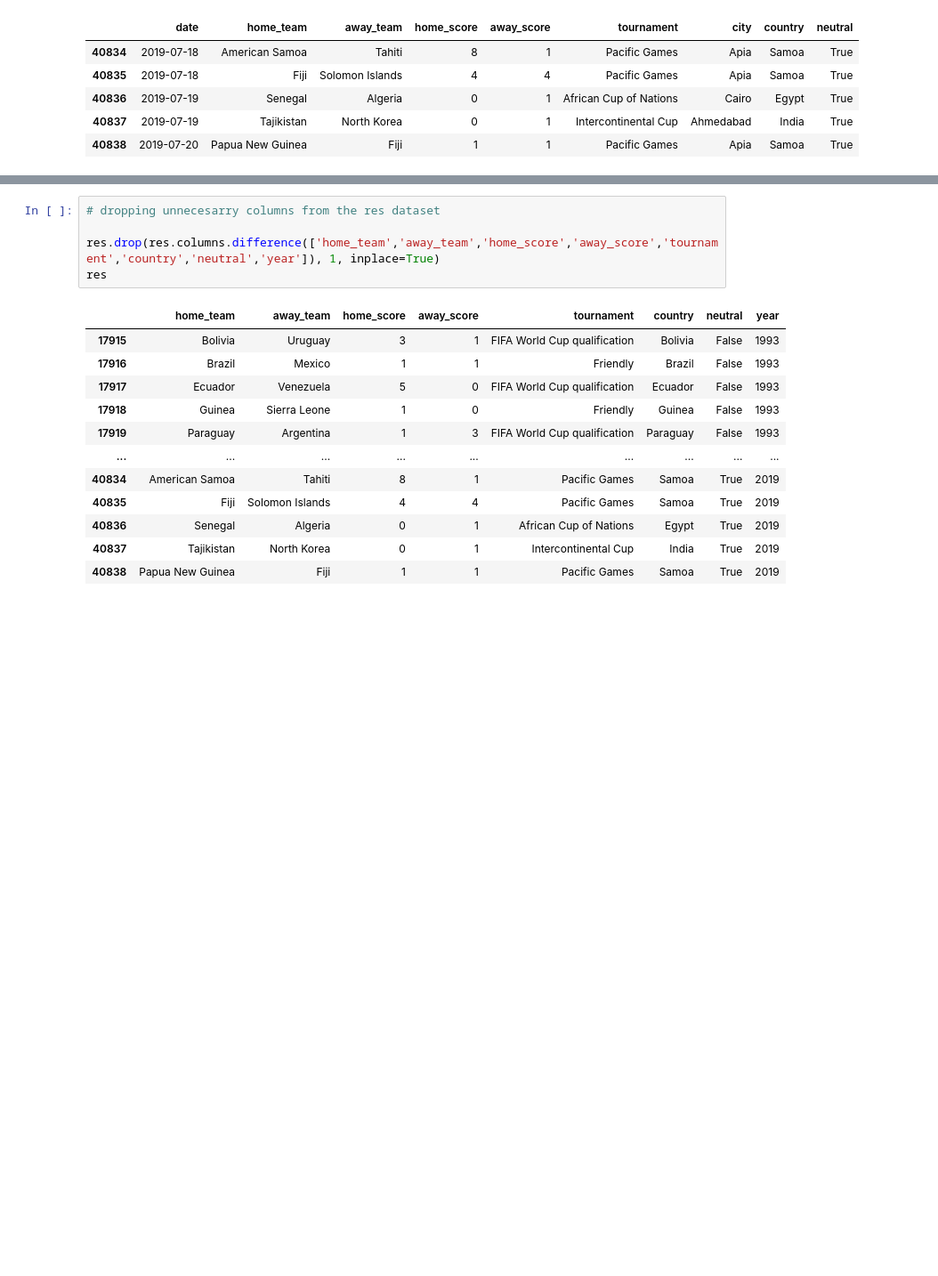
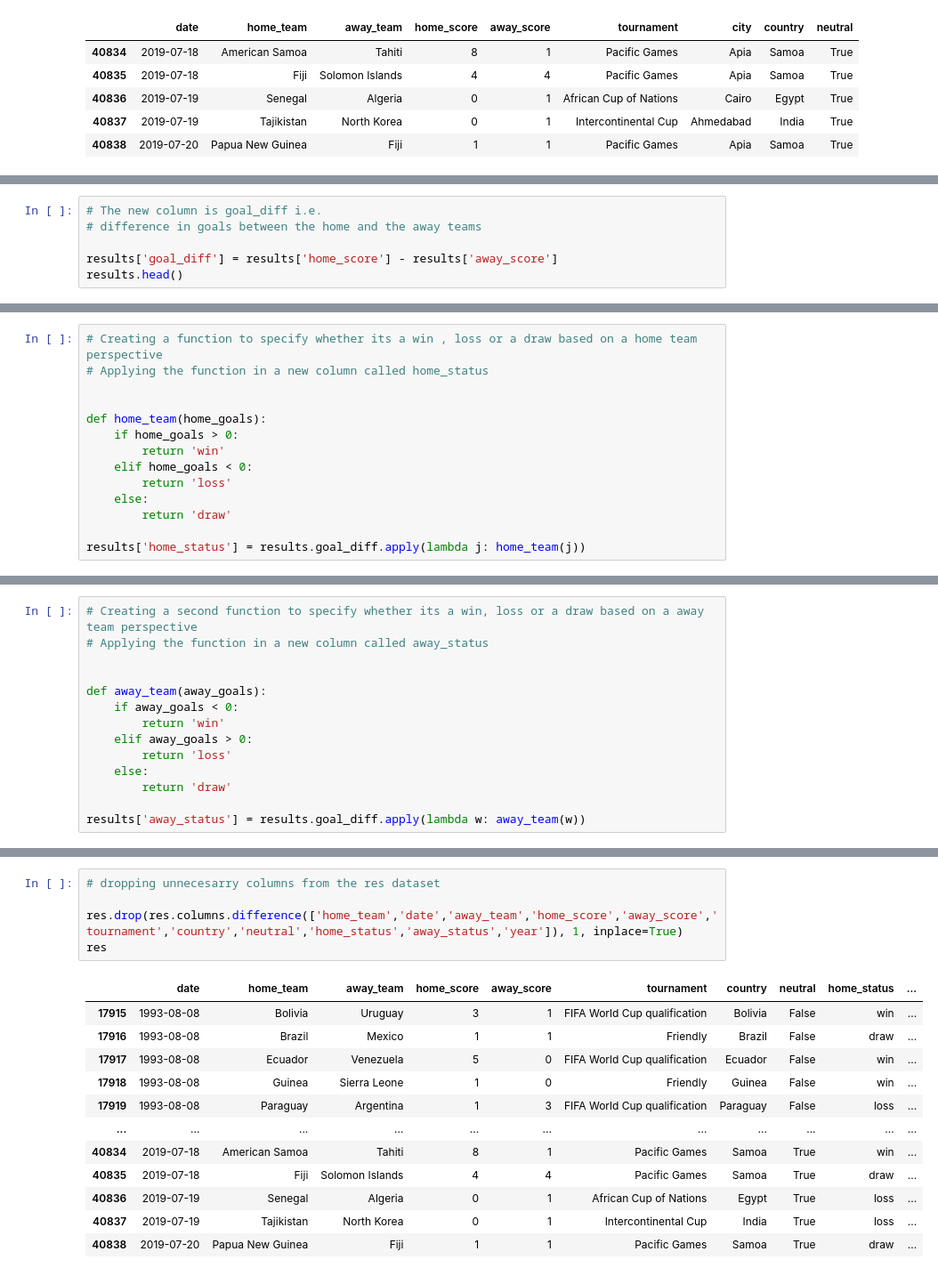
Before and after one commit to MelKanyi/Week-6-IP, a Jupyter notebook: Moringa_Data_Science_Core_W6_Independent_Project_2020_Melissa_Kanyi_Python_notebook.ipynb, the cells around one changed output, grey strips where cells are left out. Shown at 89% size. Saved outputs shown, nothing was run; the diff lists cells and outputs as text; blank space fills up the shorter version.

```diff
--- a/Moringa_Data_Science_Core_W6_Independent_Project_2020_Melissa_Kanyi_Python_notebook.ipynb
+++ b/Moringa_Data_Science_Core_W6_Independent_Project_2020_Melissa_Kanyi_Python_notebook.ipynb
@@ -219,0 +308,6 @@ memory usage: 2.5+ MB
+# %%
+# The new column is goal_diff i.e.
+# difference in goals between the home and the away teams
+
+results['goal_diff'] = results['home_score'] - results['away_score']
+results.head()
@@ -219,0 +321,14 @@ memory usage: 2.5+ MB
+# %%
+# Creating a function to specify whether its a win , loss or a draw based on a home team perspective
+# Applying the function in a new column called home_status
+
+
+def home_team(home_goals):
+    if home_goals > 0:
+        return 'win'
+    elif home_goals < 0:
+        return 'loss'
+    else:
+        return 'draw'
+
+results['home_status'] = results.goal_diff.apply(lambda j: home_team(j))
@@ -219,0 +346,14 @@ memory usage: 2.5+ MB
+# %%
+# Creating a second function to specify whether its a win, loss or a draw based on a away team perspective
+# Applying the function in a new column called away_status
+
+
+def away_team(away_goals):
+    if away_goals < 0:
+        return 'win'
+    elif away_goals > 0:
+        return 'loss'
+    else:
+        return 'draw'
+
+results['away_status'] = results.goal_diff.apply(lambda w: away_team(w))
@@ -285,18 +434,18 @@ res.head(1)
 # %%
 # dropping unnecesarry columns from the res dataset
 
-res.drop(res.columns.difference(['home_team','away_team','home_score','away_score','tournament','country','neutral','year']), 1, inplace=True)
+res.drop(res.columns.difference(['home_team','date','away_team','home_score','away_score','tournament','country','neutral','home_status','away_status','year']), 1, inplace=True)
 res
 # %% [output]
-|  | home_team | away_team | home_score | away_score | tournament | country | neutral | year |
-| 17915 | Bolivia | Uruguay | 3 | 1 | FIFA World Cup qualification | Bolivia | False | 1993 |
-| 17916 | Brazil | Mexico | 1 | 1 | Friendly | Brazil | False | 1993 |
-| 17917 | Ecuador | Venezuela | 5 | 0 | FIFA World Cup qualification | Ecuador | False | 1993 |
-| 17918 | Guinea | Sierra Leone | 1 | 0 | Friendly | Guinea | False | 1993 |
-| 17919 | Paraguay | Argentina | 1 | 3 | FIFA World Cup qualification | Paraguay | False | 1993 |
-| ... | ... | ... | ... | ... | ... | ... | ... | ... |
-| 40834 | American Samoa | Tahiti | 8 | 1 | Pacific Games | Samoa | True | 2019 |
-| 40835 | Fiji | Solomon Islands | 4 | 4 | Pacific Games | Samoa | True | 2019 |
-| 40836 | Senegal | Algeria | 0 | 1 | African Cup of Nations | Egypt | True | 2019 |
-| 40837 | Tajikistan | North Korea | 0 | 1 | Intercontinental Cup | India | True | 2019 |
-| 40838 | Papua New Guinea | Fiji | 1 | 1 | Pacific Games | Samoa | True | 2019 |
+|  | date | home_team | away_team | home_score | away_score | tournament | country | neutral | home_status | ... |
+| 17915 | 1993-08-08 | Bolivia | Uruguay | 3 | 1 | FIFA World Cup qualification | Bolivia | False | win | ... |
+| 17916 | 1993-08-08 | Brazil | Mexico | 1 | 1 | Friendly | Brazil | False | draw | ... |
+| 17917 | 1993-08-08 | Ecuador | Venezuela | 5 | 0 | FIFA World Cup qualification | Ecuador | False | win | ... |
+| 17918 | 1993-08-08 | Guinea | Sierra Leone | 1 | 0 | Friendly | Guinea | False | win | ... |
+| 17919 | 1993-08-08 | Paraguay | Argentina | 1 | 3 | FIFA World Cup qualification | Paraguay | False | loss | ... |
+| ... | ... | ... | ... | ... | ... | ... | ... | ... | ... | ... |
+| 40834 | 2019-07-18 | American Samoa | Tahiti | 8 | 1 | Pacific Games | Samoa | True | win | ... |
+| 40835 | 2019-07-18 | Fiji | Solomon Islands | 4 | 4 | Pacific Games | Samoa | True | draw | ... |
+| 40836 | 2019-07-19 | Senegal | Algeria | 0 | 1 | African Cup of Nations | Egypt | True | loss | ... |
+| 40837 | 2019-07-19 | Tajikistan | North Korea | 0 | 1 | Intercontinental Cup | India | True | loss | ... |
+| 40838 | 2019-07-20 | Papua New Guinea | Fiji | 1 | 1 | Pacific Games | Samoa | True | draw | ... |
```
Also changed, not shown: parts of 122 cells of this notebook.
